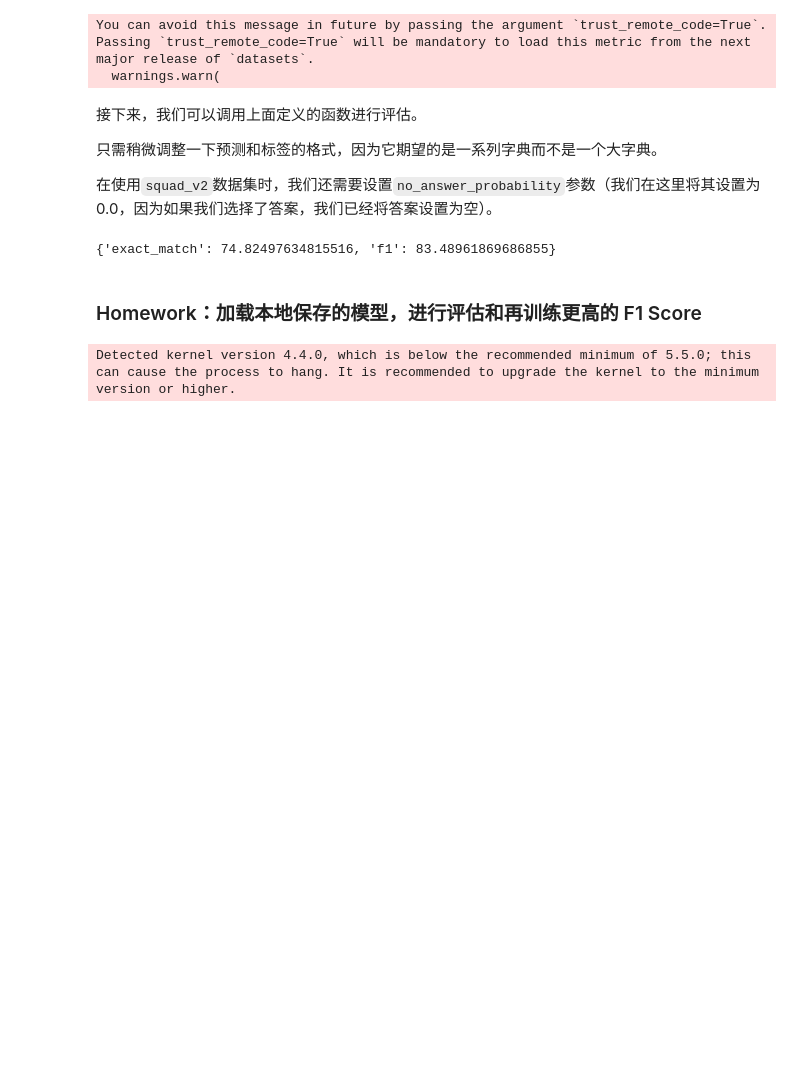
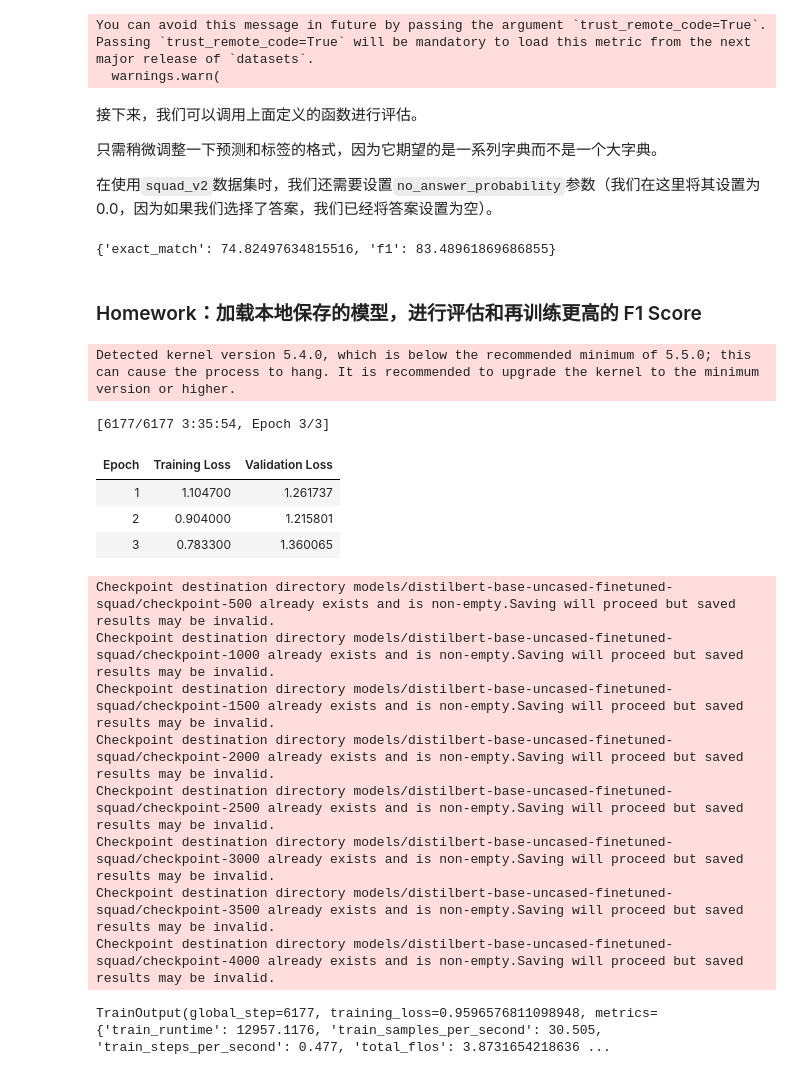
Before and after one commit to yyyzhen/LLM-quickstart, a Jupyter notebook: transformers/fine-tune-QA.ipynb, the cells around one changed output. Drawn from its saved outputs; the diff is of its cells as text; code cells hidden in the pictures; blank space fills up the shorter version.

```diff
--- a/transformers/fine-tune-QA.ipynb
+++ b/transformers/fine-tune-QA.ipynb
@@ -854,0 +878,3 @@ trained_model = AutoModelForQuestionAnswering.from_pretrained(model_dir)
+# %%
+# 设置填充方向
+pad_on_right = tokenizer.padding_side == "right"
@@ -855,11 +954,47 @@ trained_model = AutoModelForQuestionAnswering.from_pretrained(model_dir)
+# %%
+# 处理数据集
+tokenized_datasets = datasets.map(
+    prepare_train_features,
+    batched=True,
+    remove_columns=datasets["train"].column_names
+)
+# %%
+# 定义训练参数
+args = TrainingArguments(
+    output_dir=model_dir,
+    evaluation_strategy = "epoch",
+    learning_rate=2e-5,
+    per_device_train_batch_size=batch_size,
+    per_device_eval_batch_size=batch_size,
+    num_train_epochs=3,
+    weight_decay=0.01,
+)
 # %%
+# 加载训练模型
 trained_trainer = Trainer(
     trained_model,
     args,
     train_dataset=tokenized_datasets["train"],
     eval_dataset=tokenized_datasets["validation"],
-    data_collator=data_collator,
+    data_collator=default_data_collator,
     tokenizer=tokenizer,
 )
 # %% [output]
-Detected kernel version 4.4.0, which is below the recommended minimum of 5.5.0; this can cause the process to hang. It is recommended to upgrade the kernel to the minimum version or higher.
+Detected kernel version 5.4.0, which is below the recommended minimum of 5.5.0; this can cause the process to hang. It is recommended to upgrade the kernel to the minimum version or higher.
+# %%
+trained_trainer.train()
+# %% [output]
+[6177/6177 3:35:54, Epoch 3/3]
+| Epoch | Training Loss | Validation Loss |
+| 1 | 1.104700 | 1.261737 |
+| 2 | 0.904000 | 1.215801 |
+| 3 | 0.783300 | 1.360065 |
+Checkpoint destination directory models/distilbert-base-uncased-finetuned-squad/checkpoint-500 already exists and is non-empty.Saving will proceed but saved results may be invalid.
+Checkpoint destination directory models/distilbert-base-uncased-finetuned-squad/checkpoint-1000 already exists and is non-empty.Saving will proceed but saved results may be invalid.
+Checkpoint destination directory models/distilbert-base-uncased-finetuned-squad/checkpoint-1500 already exists and is non-empty.Saving will proceed but saved results may be invalid.
+Checkpoint destination directory models/distilbert-base-uncased-finetuned-squad/checkpoint-2000 already exists and is non-empty.Saving will proceed but saved results may be invalid.
+Checkpoint destination directory models/distilbert-base-uncased-finetuned-squad/checkpoint-2500 already exists and is non-empty.Saving will proceed but saved results may be invalid.
+Checkpoint destination directory models/distilbert-base-uncased-finetuned-squad/checkpoint-3000 already exists and is non-empty.Saving will proceed but saved results may be invalid.
+Checkpoint destination directory models/distilbert-base-uncased-finetuned-squad/checkpoint-3500 already exists and is non-empty.Saving will proceed but saved results may be invalid.
+Checkpoint destination directory models/distilbert-base-uncased-finetuned-squad/checkpoint-4000 already exists and is non-empty.Saving will proceed but saved results may be invalid.
+TrainOutput(global_step=6177, training_loss=0.9596576811098948, metrics={'train_runtime': 12957.1176, 'train_samples_per_second': 30.505, 'train_steps_per_second': 0.477, 'total_flos': 3.8731654218636 ...
```
Also changed, not shown: parts of 14 cells of this notebook.
